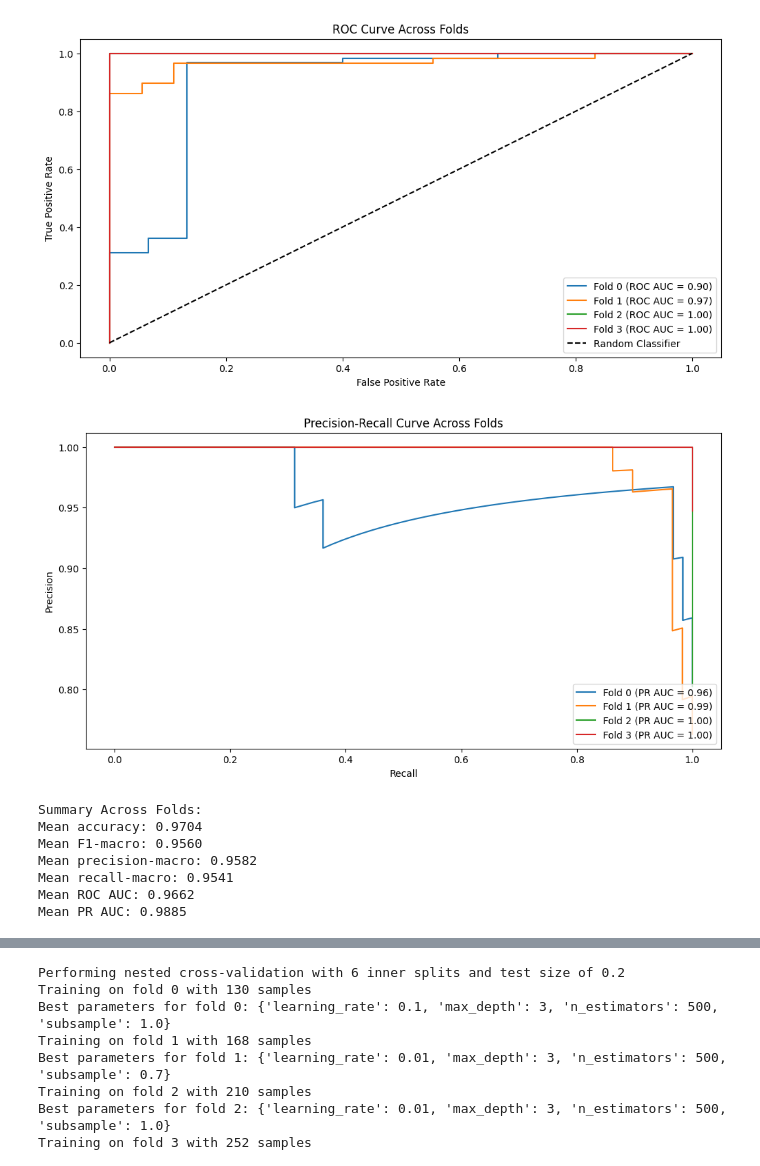
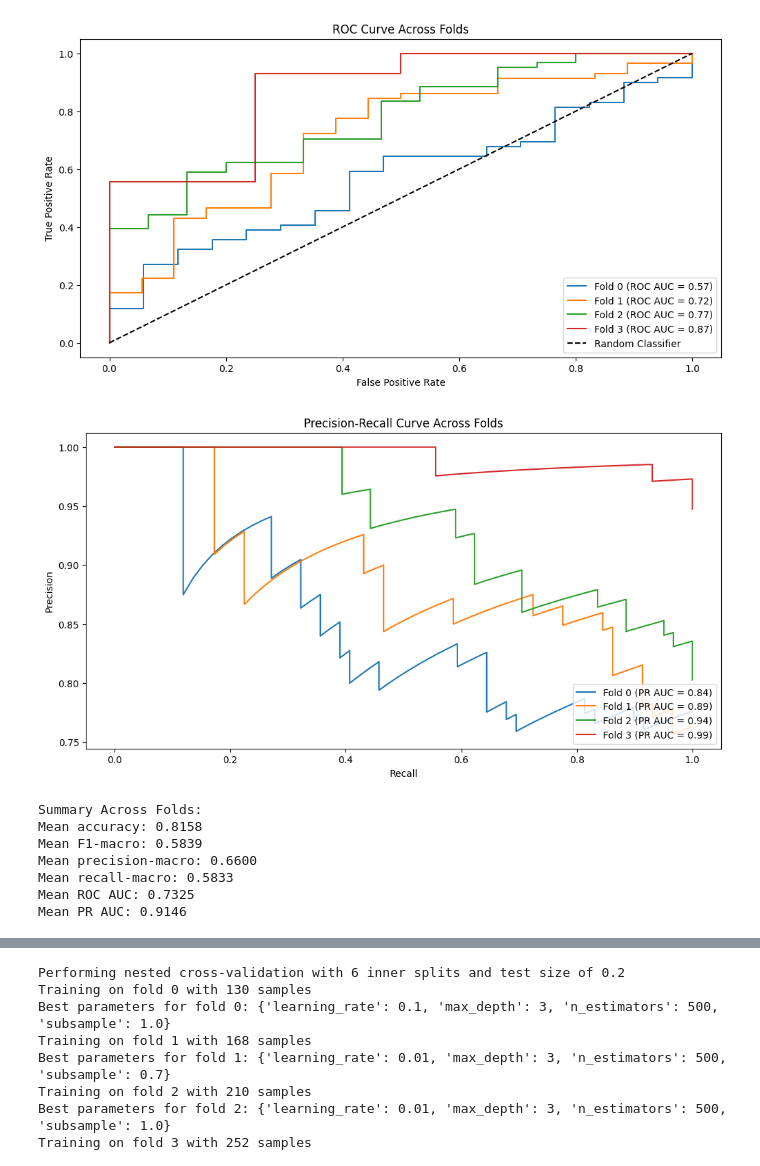
Before and after one commit to Javier200107/ML-Strategies-Inflection-Point-GL261-Response-Relapse, a Jupyter notebook: src/notebooks/playground.ipynb, the cells around one changed output, grey strips where cells are left out. Drawn from its saved outputs; the diff is of its cells as text; code cells hidden in the pictures.

```diff
--- a/src/notebooks/playground.ipynb
+++ b/src/notebooks/playground.ipynb
@@ -19,7 +18,6 @@ from ngboost import NGBClassifier
 
 from src.balance import split_data_nested_cv_ts, split_data, drop_mice_group, balance_classes_by_undersampling, balance_classes_by_undersampling_features_and_target, balance_before_merge, oversample_and_merge, ensemble_sample_and_merge
 # %%
-from ngboost import NGBClassifier
 from sklearn.model_selection import GridSearchCV, PredefinedSplit, TimeSeriesSplit
 from sklearn.metrics import accuracy_score, f1_score, precision_score, recall_score, confusion_matrix, roc_auc_score, precision_recall_curve, auc
 import numpy as np
@@ -74,12 +72,12 @@ def expanding_window_split_with_oversampling(df, n_splits=4):
         val_indices = train_indices[-test_set_size:]
 
         # Prepare training, validation, and testing sets
-        X_train = df.iloc[train_indices].drop(columns=['group_name']).reset_index(drop=True)
+        X_train = df.iloc[train_indices].drop(columns=['group_name', 'm_id']).reset_index(drop=True)
         y_train = df.iloc[train_indices]['group_name'].reset_index(drop=True)
 
         y_val = df.iloc[val_indices]['group_name'].reset_index(drop=True)
 
-        X_test = df.iloc[test_indices].drop(columns=['group_name']).reset_index(drop=True)
+        X_test = df.iloc[test_indices].drop(columns=['group_name', 'm_id']).reset_index(drop=True)
         y_test = df.iloc[test_indices]['group_name'].reset_index(drop=True)
 
         # Check if training set has both classes; apply oversampling if not
@@ -239,10 +237,10 @@ True Positives: 72, False Negatives: 0, False Positives: 0, True Negatives: 4
-[figure, old version]
+[figure, new version]
-[figure, old version]
+[figure, new version]
 Summary Across Folds:
-Mean accuracy: 0.9704
-Mean F1-macro: 0.9560
-Mean precision-macro: 0.9582
-Mean recall-macro: 0.9541
-Mean ROC AUC: 0.9662
-Mean PR AUC: 0.9885
+Mean accuracy: 0.8158
+Mean F1-macro: 0.5839
+Mean precision-macro: 0.6600
+Mean recall-macro: 0.5833
+Mean ROC AUC: 0.7325
+Mean PR AUC: 0.9146
 # %%
```
Also changed, not shown: parts of 3 cells of this notebook.
